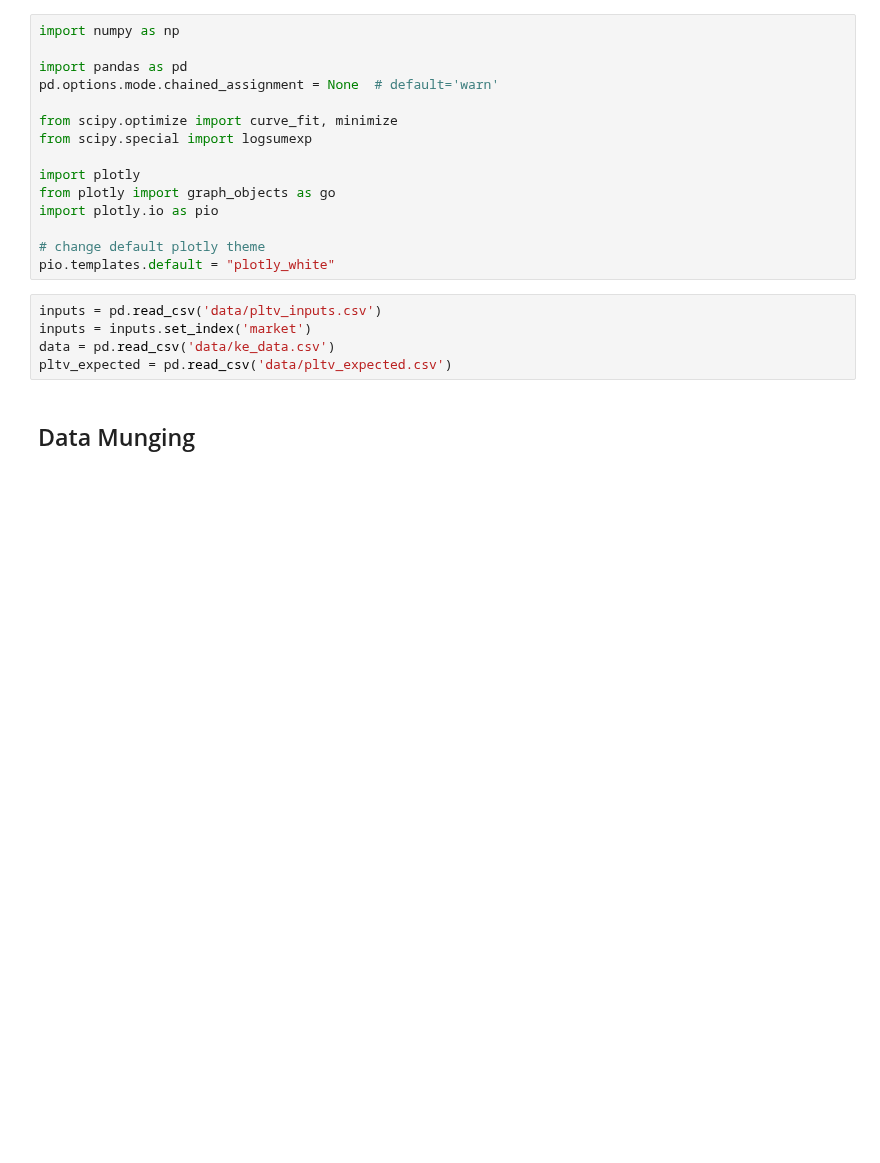
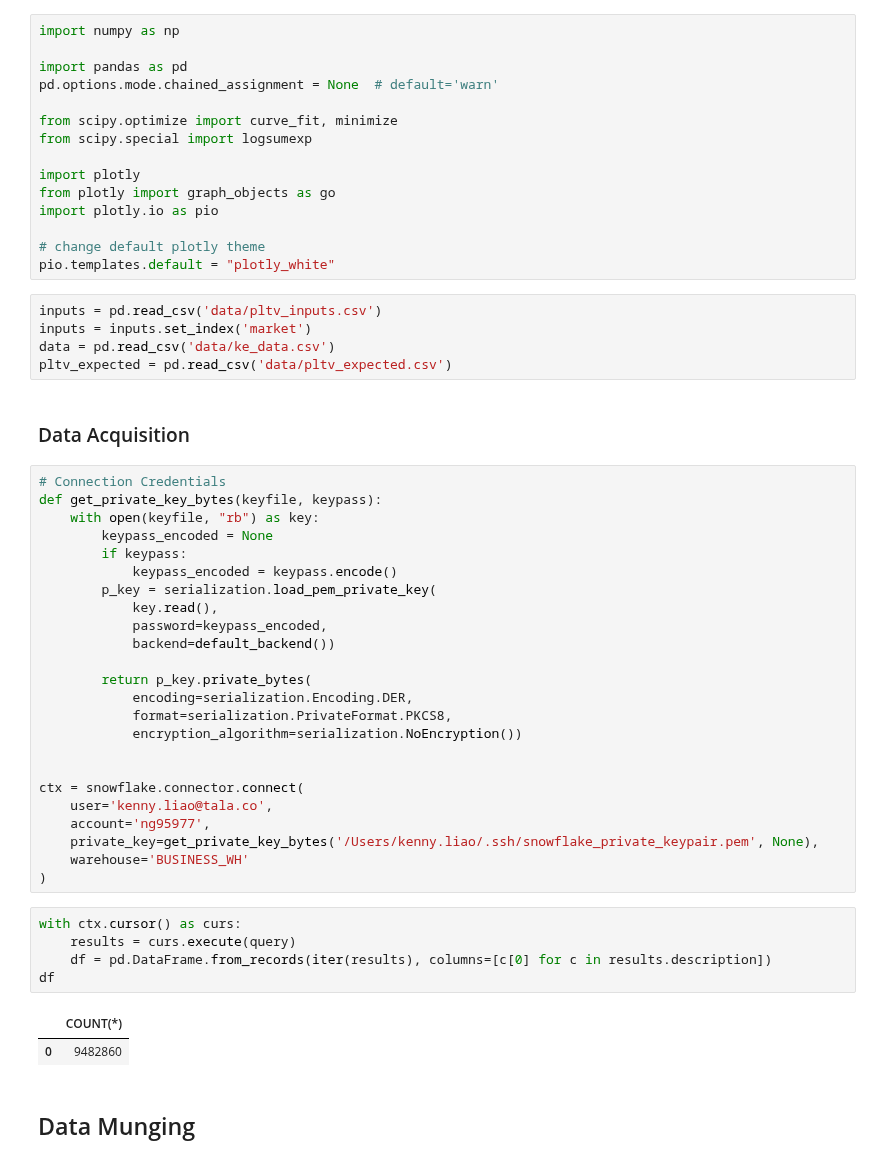
Before and after one commit to kliao-tala/pyltv, a Jupyter notebook: pLTV Python Model Build.ipynb, the cells around one changed output. Cells and saved outputs as stored; diff of their text form; blank space fills up the shorter version.

Commit message:
added ability to query snowflake directly

```diff
--- a/pLTV Python Model Build.ipynb
+++ b/pLTV Python Model Build.ipynb
@@ -48,6 +55,40 @@ inputs = pd.read_csv('data/pltv_inputs.csv')
 inputs = inputs.set_index('market')
 data = pd.read_csv('data/ke_data.csv')
 pltv_expected = pd.read_csv('data/pltv_expected.csv')
+# %% [markdown]
+### Data Acquisition
+# %%
+# Connection Credentials
+def get_private_key_bytes(keyfile, keypass):
+    with open(keyfile, "rb") as key:
+        keypass_encoded = None
+        if keypass:
+            keypass_encoded = keypass.encode()
+        p_key = serialization.load_pem_private_key(
+            key.read(),
+            password=keypass_encoded,
+            backend=default_backend())
+
+        return p_key.private_bytes(
+            encoding=serialization.Encoding.DER,
+            format=serialization.PrivateFormat.PKCS8,
+            encryption_algorithm=serialization.NoEncryption())
+
+
+ctx = snowflake.connector.connect(
+    user='kenny.liao@tala.co',
+    account='ng95977',
+    private_key=get_private_key_bytes('/Users/kenny.liao/.ssh/snowflake_private_keypair.pem', None),
+    warehouse='BUSINESS_WH'
+)
+# %%
+with ctx.cursor() as curs:
+    results = curs.execute(query)
+    df = pd.DataFrame.from_records(iter(results), columns=[c[0] for c in results.description])
+df
+# %% [output]
+|  | COUNT(*) |
+| 0 | 9482860 |
 # %% [markdown]
 ## Data Munging
 # %%
```
Also changed, not shown: parts of 1 cell of this notebook, 3 other files.
